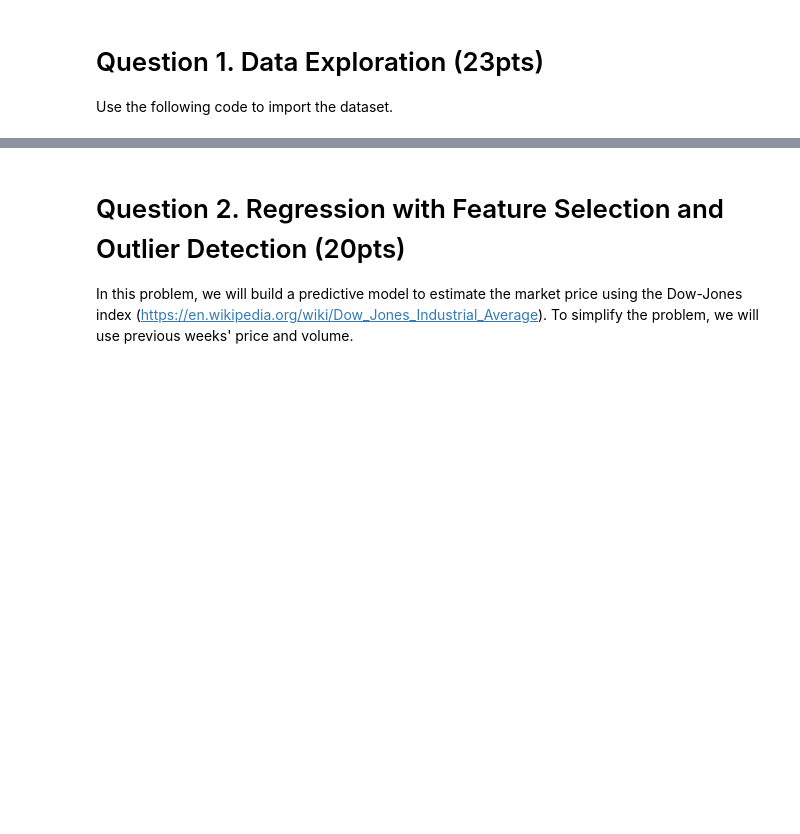
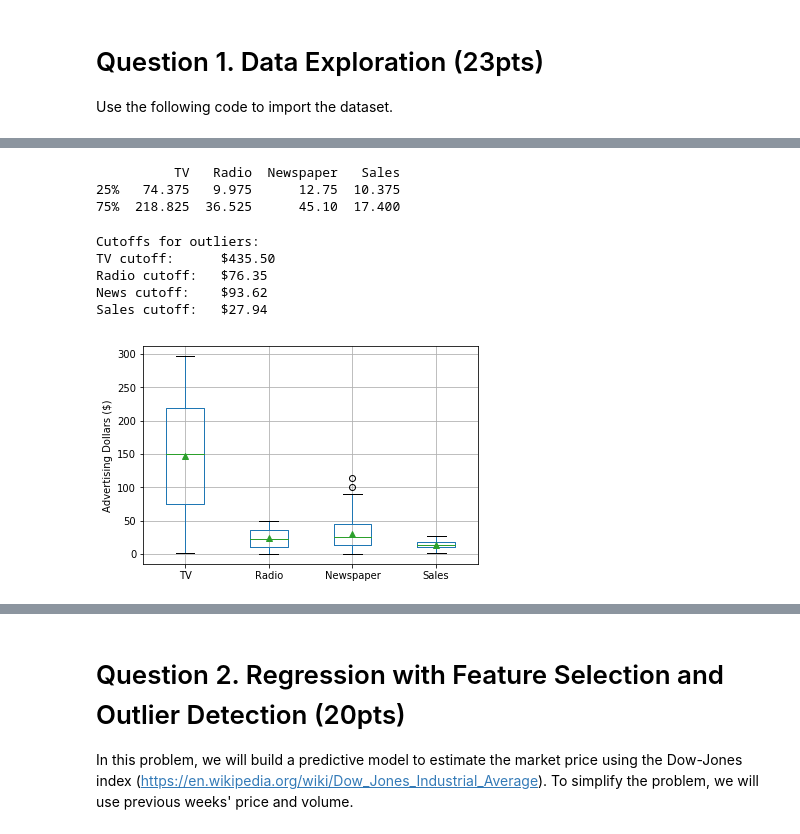
Before and after one commit to jsigee87/data_science_principles, a Jupyter notebook: hw_2/HW2.ipynb, the cells around one changed output, grey strips where cells are left out. Cells and saved outputs as stored; diff of their text form; code cells hidden in the pictures; blank space fills up the shorter version.

```diff
--- a/hw_2/HW2.ipynb
+++ b/hw_2/HW2.ipynb
@@ -59,0 +219,41 @@ We are interested in predicting sales based on the first three "feature" variabl
+# %%
+summary = data.describe()
+summary = summary.iloc[[4,6]]
+
+print(summary)
+
+# compute interquartile
+IQR_tv = summary.iloc[1][0] - summary.iloc[0][0]
+IQR_radio = summary.iloc[1][1] - summary.iloc[0][1]
+IQR_news = summary.iloc[1][2] - summary.iloc[0][2]
+IQR_sales = summary.iloc[1][3] - summary.iloc[0][3]
+
+
+# compute cutoffs for outliers
+cutoff_tv = summary.iloc[1][0] + 1.5*IQR_tv
+cutoff_radio = summary.iloc[1][1] + 1.5*IQR_radio
+cutoff_news = summary.iloc[1][2] + 1.5*IQR_news
+cutoff_sales = summary.iloc[1][3] + 1.5*IQR_sales
+# %% [output]
+          TV   Radio  Newspaper   Sales
+25%   74.375   9.975      12.75  10.375
+75%  218.825  36.525      45.10  17.400
+# %%
+ax = data.boxplot(showmeans=True)
+_ = ax.set_ylabel("Advertising Dollars ($)")
+
+# determine cutoff values for outliers
+summary = data.describe()
+
+print("Cutoffs for outliers: ")
+print("TV cutoff: \t${:.2f}".format(cutoff_tv))
+print("Radio cutoff: \t${:.2f}".format(cutoff_radio))
+print("News cutoff: \t${:.2f}".format(cutoff_news))
+print("Sales cutoff: \t${:.2f}".format(cutoff_sales))
+# %% [output]
+Cutoffs for outliers:
+TV cutoff:      $435.50
+Radio cutoff:   $76.35
+News cutoff:    $93.62
+Sales cutoff:   $27.94
+[figure, added]
```
Also changed, not shown: parts of 24 cells of this notebook.
